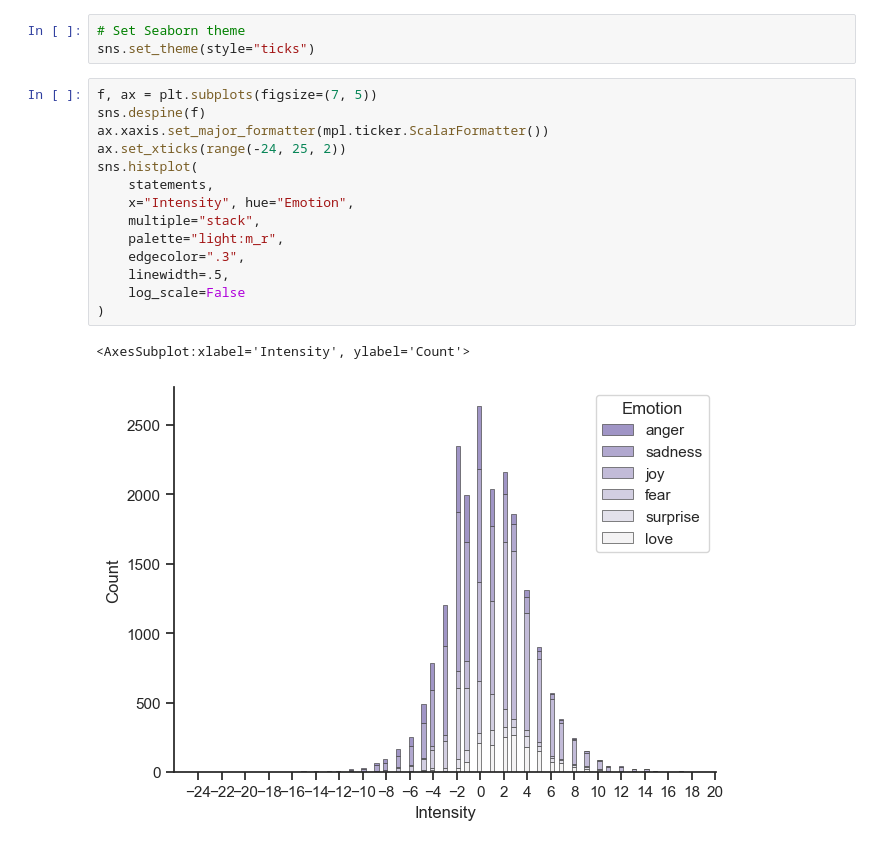
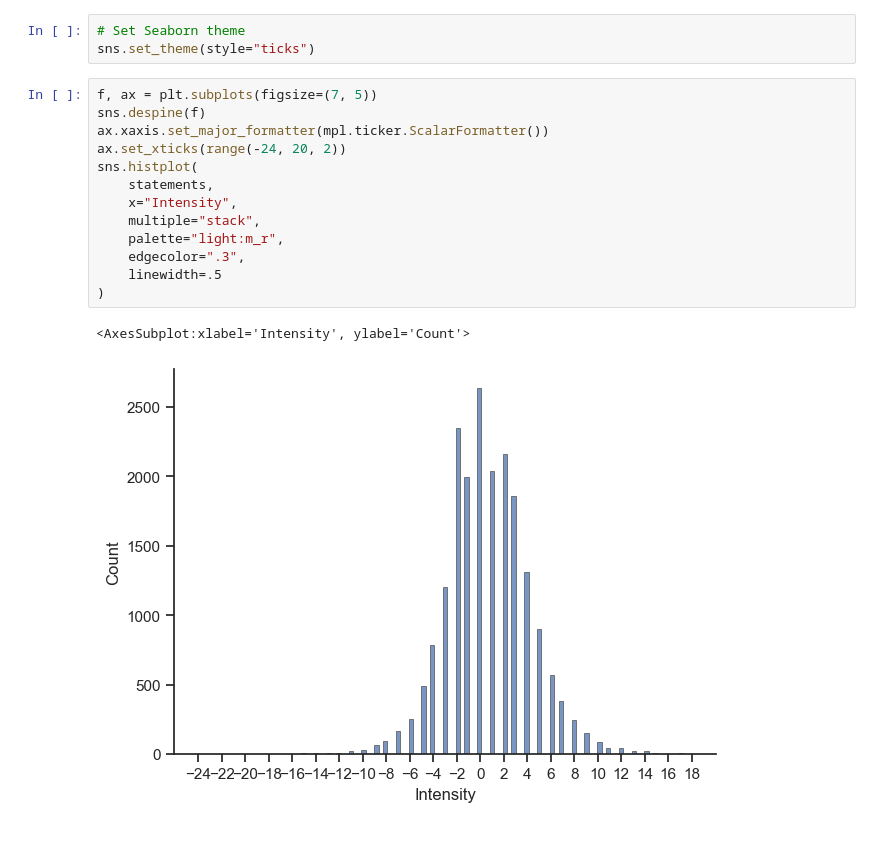
Before and after one commit to cjens00/cs39aa_project, a Jupyter notebook: project_part1.ipynb, the cells around one changed output. Cells and saved outputs as stored; diff of their text form.

Commit message:
Added two variations of histograms, one for intensity, one for emotion.

```diff
--- a/project_part1.ipynb
+++ b/project_part1.ipynb
@@ -61,17 +61,16 @@ sns.set_theme(style="ticks")
 # %%
 f, ax = plt.subplots(figsize=(7, 5))
 sns.despine(f)
 ax.xaxis.set_major_formatter(mpl.ticker.ScalarFormatter())
-ax.set_xticks(range(-24, 25, 2))
+ax.set_xticks(range(-24, 20, 2))
 sns.histplot(
     statements,
-    x="Intensity", hue="Emotion",
+    x="Intensity",
     multiple="stack",
     palette="light:m_r",
     edgecolor=".3",
-    linewidth=.5,
-    log_scale=False
+    linewidth=.5
 )
 # %% [output]
 <AxesSubplot:xlabel='Intensity', ylabel='Count'>
-[figure, old version]
+[figure, new version]
```
Also changed, not shown: parts of 6 cells of this notebook.
